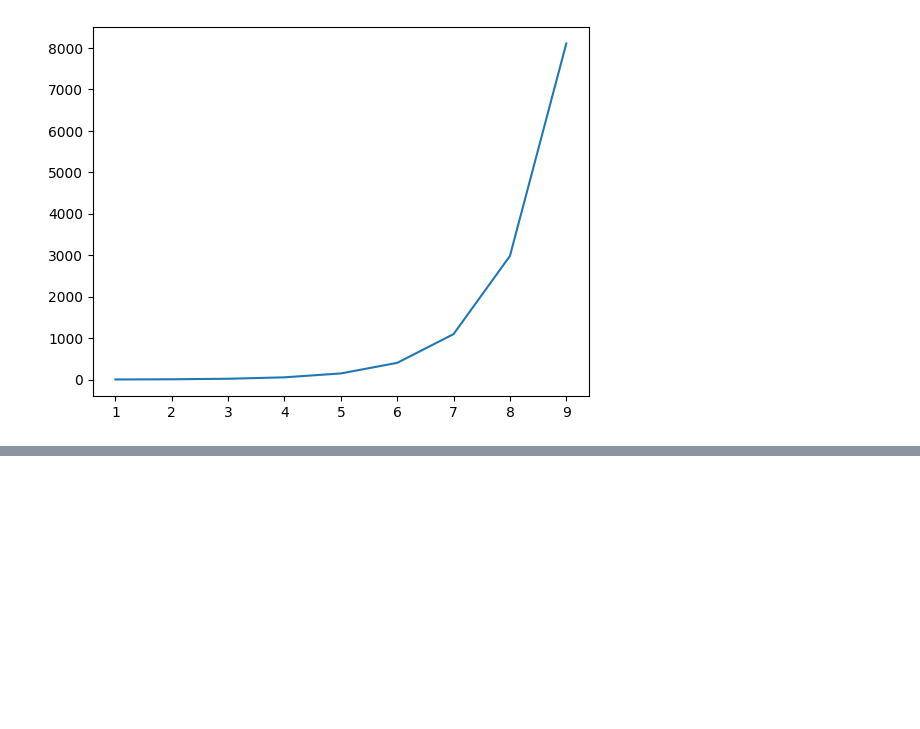
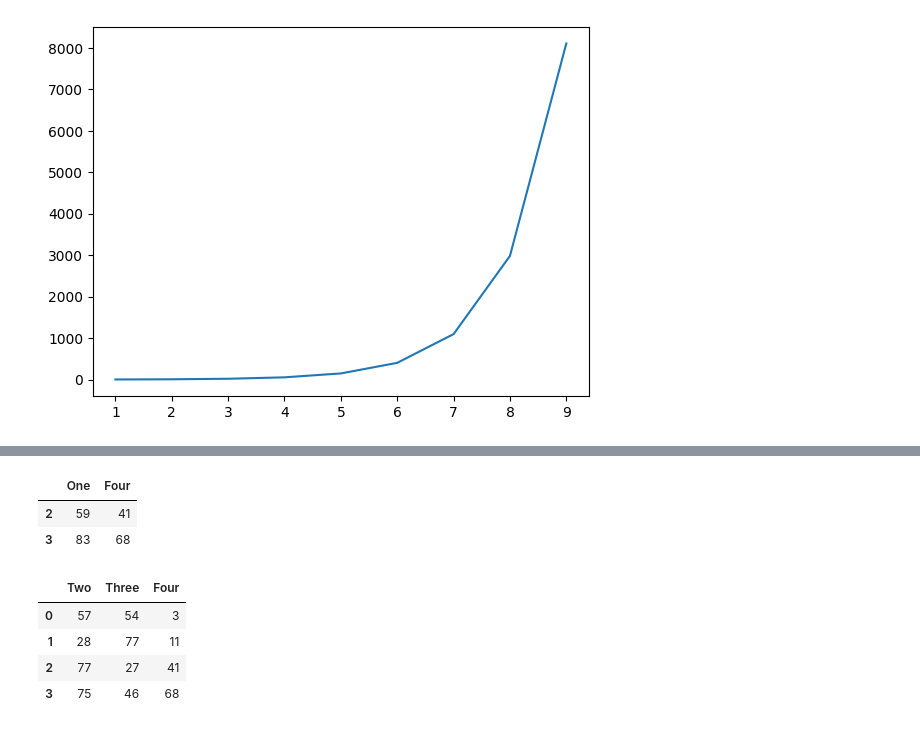
Before and after one commit to julihdez36/Inteligencia_artificial, a Jupyter notebook: Cap 1/Pandas.ipynb, the cells around one changed output, grey strips where cells are left out. Cells and saved outputs as stored; diff of their text form; code cells hidden in the pictures; blank space fills up the shorter version.

```diff
--- a/Cap 1/Pandas.ipynb
+++ b/Cap 1/Pandas.ipynb
@@ -198,0 +187,14 @@ dtype: object
+# %%
+data.loc[2:, ['One', 'Four']] # (row_labels,column_labels)
+# %% [output]
+|  | One | Four |
+| 2 | 59 | 41 |
+| 3 | 83 | 68 |
+# %%
+data.loc[:,'Two':'Four']
+# %% [output]
+|  | Two | Three | Four |
+| 0 | 57 | 54 | 3 |
+| 1 | 28 | 77 | 11 |
+| 2 | 77 | 27 | 41 |
+| 3 | 75 | 46 | 68 |
```
Also changed, not shown: parts of 21 cells of this notebook.
